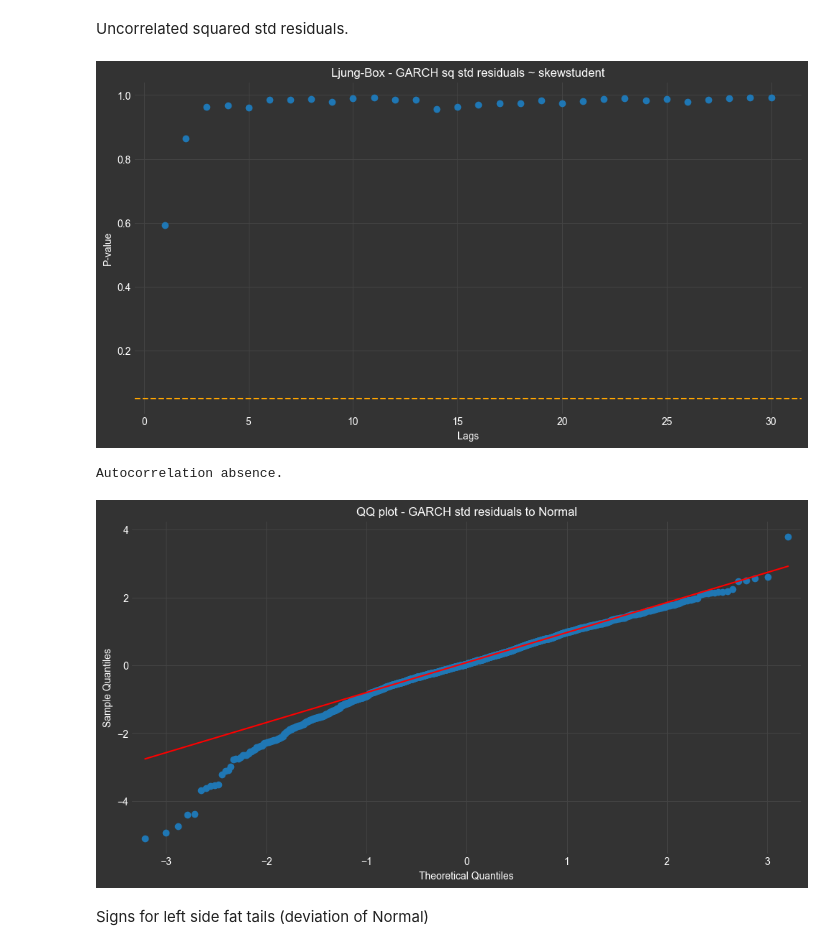
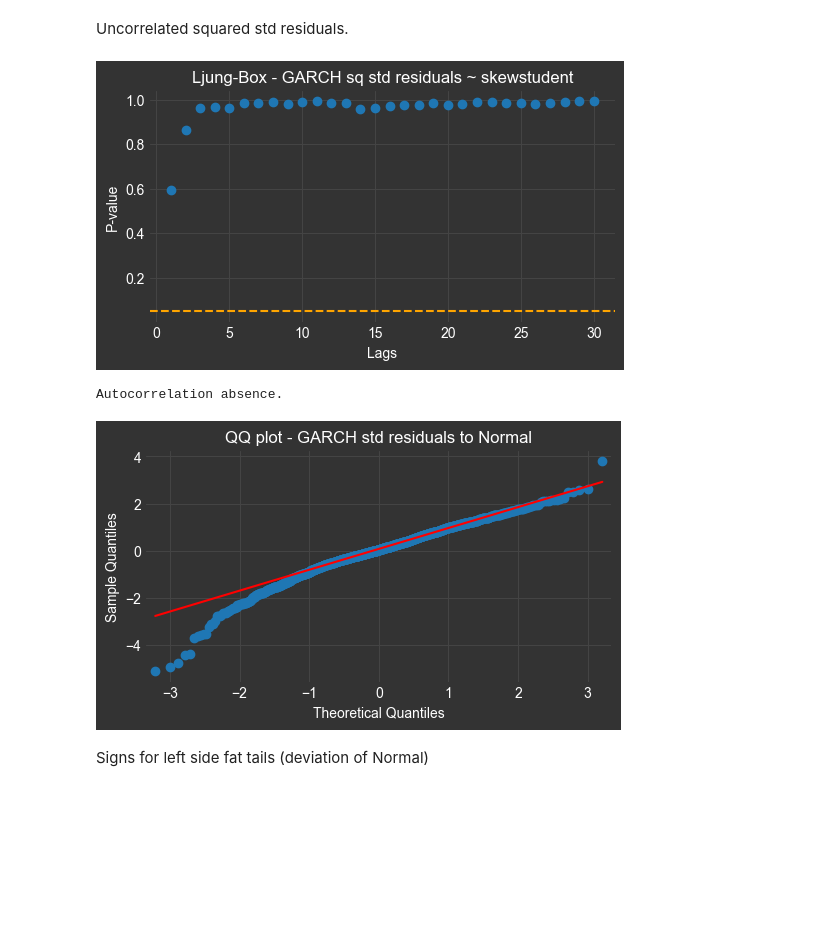
Before and after one commit to konstantinosandrianos/skills-introduction-to-github, a Jupyter notebook: test_0_latest.ipynb, the cells around one changed output. Saved outputs shown, nothing was run; the diff lists cells and outputs as text; code cells hidden in the pictures; blank space fills up the shorter version.

```diff
--- a/test_0_latest.ipynb
+++ b/test_0_latest.ipynb
@@ -433,33 +434,35 @@ Uncorrelated squared std residuals.
 # %%
 # Ljung-Box for GARCH squared std residuals
 lb_test = acorr_ljungbox(garchmod.std_resid**2, lags=30, return_df=True)
 lb_pvalues = lb_test['lb_pvalue']
 
+plt.figure(figsize=(6,3))
 plt.plot(lb_pvalues, marker='o', linestyle='None') # label="Ljung-Box P-values"
 plt.axhline(0.05, color='orange', linestyle='--') # label="Significance Threshold (0.05)"
 plt.title("Ljung-Box - " + result_df.volatility_model[0] + " sq std residuals ~ " + result_df.distribution[0]) # ~ iidN(0, 1)
 plt.xlabel("Lags")
 plt.ylabel("P-value")
 plt.legend()
 plt.show()
 
 # If any p-value < 0.05 there is autocorrelation.
 if any(element < 0.05 for element in lb_pvalues):
     print("\nAutocorrelation presence.")
 else:
     print("\nAutocorrelation absence.")
 # %% [output]
-[figure, old version]
+[figure, new version]
 Autocorrelation absence.
 # %%
 # QQ plot of GARCH std residuals to Normal
 from statsmodels.graphics.api import qqplot
 
+plt.rcParams['figure.figsize'] = [6, 3]
 qqplot(garchmod.std_resid, line='q', fit=True)
 plt.title("QQ plot - " + result_df.volatility_model[0] + " std residuals to Normal")
 plt.show()
 # %% [output]
-[figure, old version]
+[figure, new version]
 # %% [markdown]
 Signs for left side fat tails (deviation of Normal)
 # %%
```
Also changed, not shown: parts of 2 cells of this notebook.
